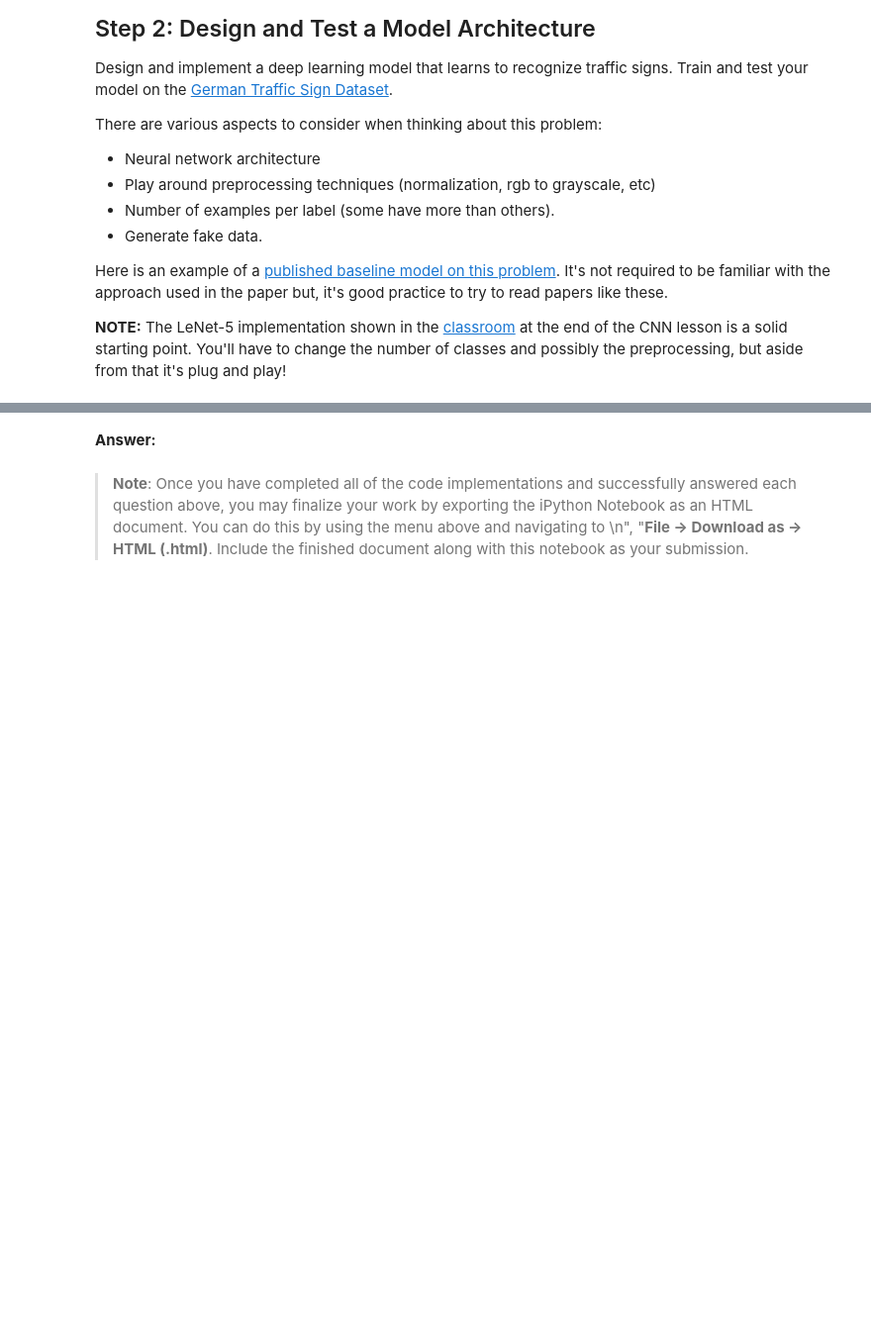
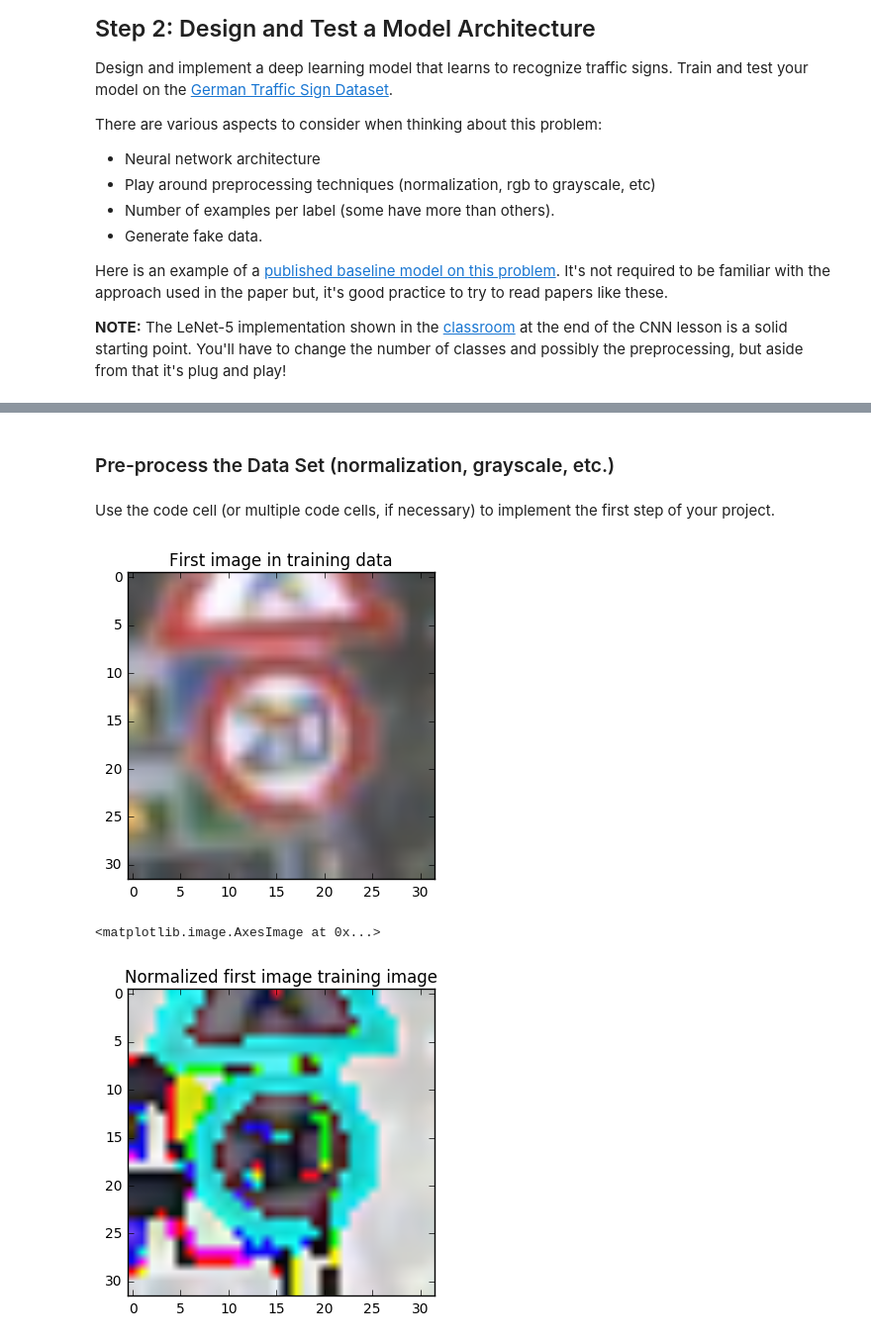
Before and after one commit to dcthorpe/traffic-sign, a Jupyter notebook: Traffic_Sign_Classifier.ipynb, the cells around one changed output, grey strips where cells are left out. Shown at 99% size. Cells and saved outputs as stored; diff of their text form; code cells hidden in the pictures; blank space fills up the shorter version.

```diff
--- a/Traffic_Sign_Classifier.ipynb
+++ b/Traffic_Sign_Classifier.ipynb
@@ -288,5 +126,32 @@ Looking just at the first row we get `[ 0.34763842,  0.24879643,  0.12789202]`,
-# %% [markdown]
-**Answer:**
-# %% [markdown]
-> **Note**: Once you have completed all of the code implementations and successfully answered each question above, you may finalize your work by exporting the iPython Notebook as an HTML document. You can do this by using the menu above and navigating to  \n",
-    "**File -> Download as -> HTML (.html)**. Include the finished document along with this notebook as your submission.
+# %% [markdown]
+### Pre-process the Data Set (normalization, grayscale, etc.)
+# %% [markdown]
+Use the code cell (or multiple code cells, if necessary) to implement the first step of your project.
+# %%
+def normalize_image(image):
+    '''Normalizes a single image'''
+    return np.float32((image/255.0)-0.5)
+
+
+def normalize_data(data_set):
+    '''Normalizes the array of data passed'''
+    intermed = []
+    for i in range(len(data_set)):
+        intermed.append(normalize_image(data_set[i]))
+    return np.array(intermed)
+# %%
+# Normalize all data here:
+X_train = normalize_data(X_train_non_norm)
+X_test = normalize_data(X_test_non_norm)
+
+# Display the first image in the test set
+plt.title("First image in training data")
+plt.imshow(X_train_non_norm[0])
+plt.show()
+print()
+plt.title("Normalized first image training image")
+plt.imshow(new_X_train[0])
+# %% [output]
+[figure, added]
+<matplotlib.image.AxesImage at 0x...>
+[figure, added]
```
Also changed, not shown: parts of 70 cells of this notebook.
